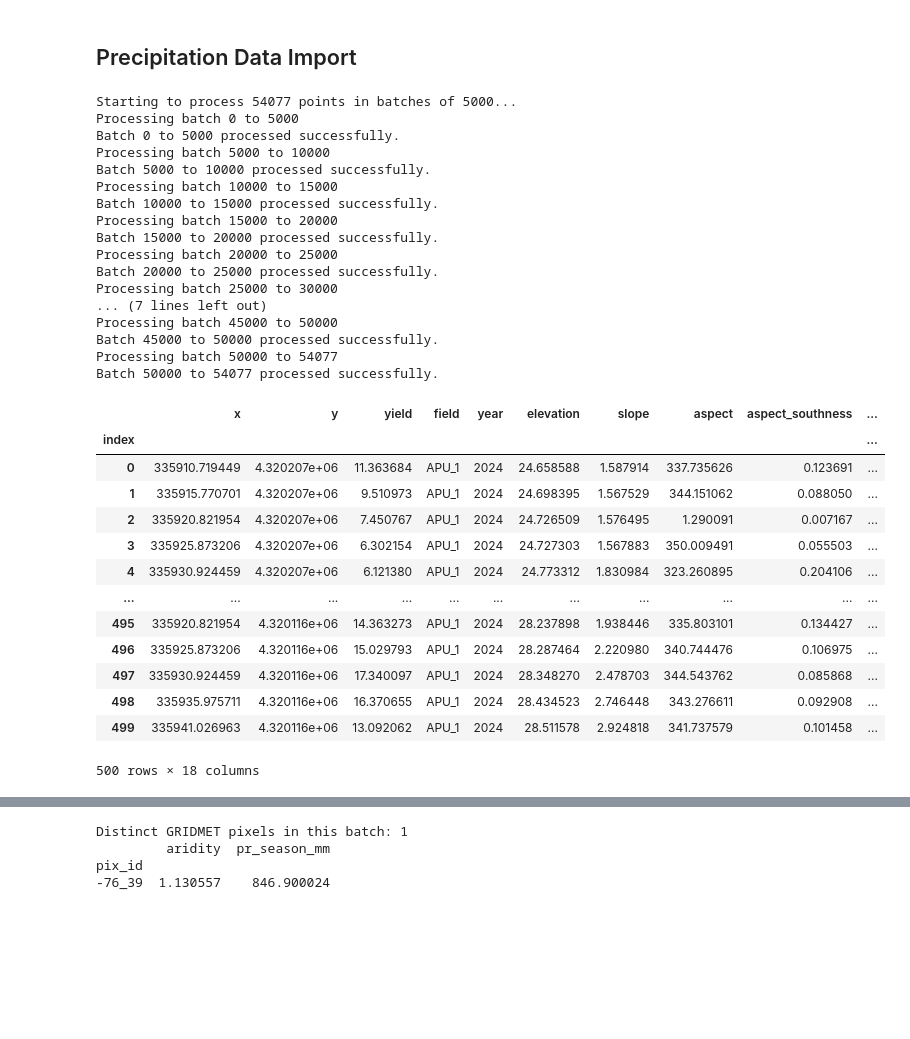
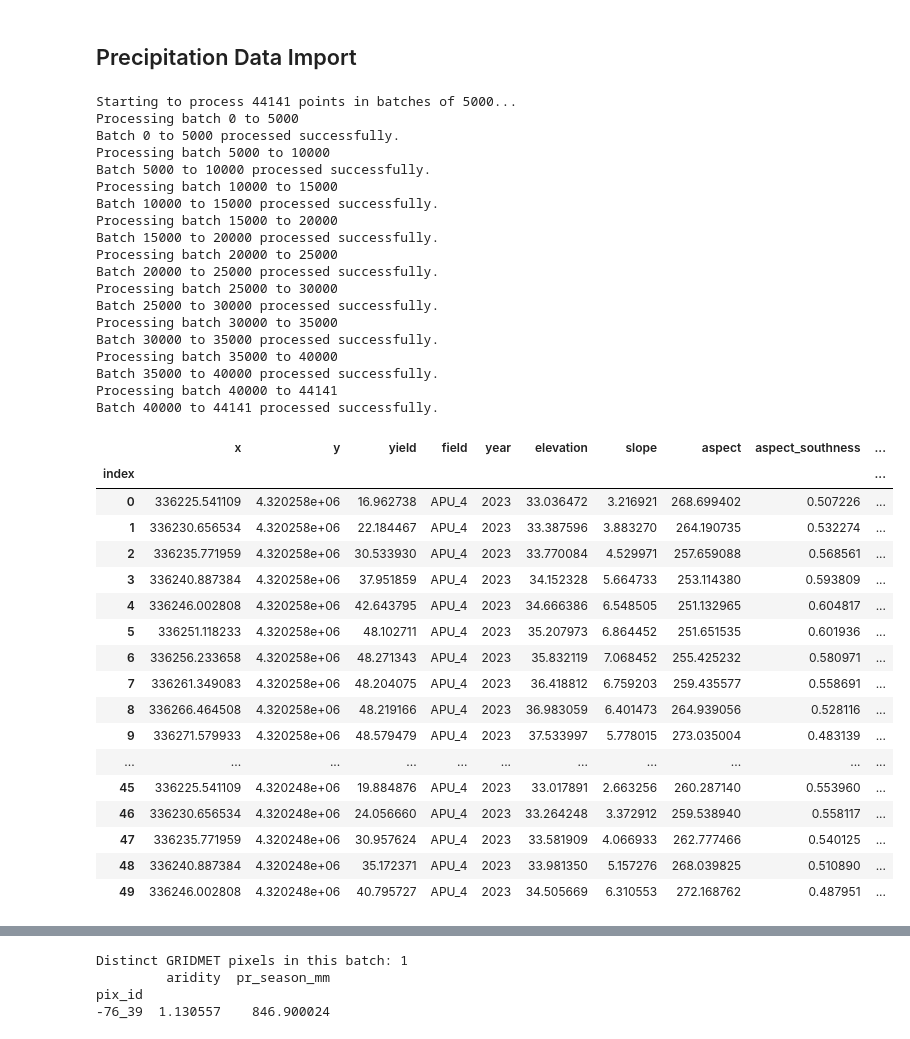
Before and after one commit to samarranjit/Yield_Prediction, a Jupyter notebook: Yield_Prediction_Using_XGBosst.ipynb, the cells around one changed output, grey strips where cells are left out. Saved outputs shown, nothing was run; the diff lists cells and outputs as text; code cells hidden in the pictures; blank space fills up the shorter version.

```diff
--- a/Yield_Prediction_Using_XGBosst.ipynb
+++ b/Yield_Prediction_Using_XGBosst.ipynb
@@ -462,13 +462,14 @@ max          4607.090332    532.731018     53.237679      9.986612
 
 
 # #reloading data :
-# df_map = {}
-df_yield_2020_2023 = pd.read_parquet(r"/content/drive/MyDrive/Colab Notebooks/Data For Yield Prediction/Data/Saved_df_map/df_yield_2020-2023.parquet")
-# print(df_map['2020-2023'].describe())
+df_map = {}
+# df_yield_2020_2023 = pd.read_parquet(r"/content/drive/MyDrive/Colab Notebooks/Data For Yield Prediction/Data/Saved_df_map/df_yield_2020-2023.parquet")
+df_map["2020-2023"] = pd.read_parquet(r"/content/drive/MyDrive/Colab Notebooks/Data For Yield Prediction/Data/Saved_df_map/df_yield_2020-2023.parquet")
+print(df_map['2020-2023'].describe())
 
-# df_map[2024] = pd.read_parquet(r"/content/drive/MyDrive/Colab Notebooks/Data For Yield Prediction/Data/Saved_df_map/df_yield_2024.parquet")
-# df_map[2023] = pd.read_parquet(r"/content/drive/MyDrive/Colab Notebooks/Data For Yield Prediction/Data/Saved_df_map/df_yield_2023.parquet")
-# df_map[2022] = pd.read_parquet(r"/content/drive/MyDrive/Colab Notebooks/Data For Yield Prediction/Data/Saved_df_map/df_yield_2022.parquet")
-# df_map[2021] = pd.read_parquet(r"/content/drive/MyDrive/Colab Notebooks/Data For Yield Prediction/Data/Saved_df_map/df_yield_2021.parquet")
-# df_map[2020] = pd.read_parquet(r"/content/drive/MyDrive/Colab Notebooks/Data For Yield Prediction/Data/Saved_df_map/df_yield_2020.parquet")
+df_map[2024] = pd.read_parquet(r"/content/drive/MyDrive/Colab Notebooks/Data For Yield Prediction/Data/Saved_df_map/df_yield_2024.parquet")
+df_map[2023] = pd.read_parquet(r"/content/drive/MyDrive/Colab Notebooks/Data For Yield Prediction/Data/Saved_df_map/df_yield_2023.parquet")
+df_map[2022] = pd.read_parquet(r"/content/drive/MyDrive/Colab Notebooks/Data For Yield Prediction/Data/Saved_df_map/df_yield_2022.parquet")
+df_map[2021] = pd.read_parquet(r"/content/drive/MyDrive/Colab Notebooks/Data For Yield Prediction/Data/Saved_df_map/df_yield_2021.parquet")
+df_map[2020] = pd.read_parquet(r"/content/drive/MyDrive/Colab Notebooks/Data For Yield Prediction/Data/Saved_df_map/df_yield_2020.parquet")
 # df_map[2024]['year'].value_counts()
@@ -490,10 +517,12 @@ df_yield_2020_2023.describe()
 # df_map["2020-2023"]['year'].value_counts()
 
 # df_map[2023] = df_map['2020-2023'][df_map['2020-2023']['year'] == 2023]
-df_map["2020-2022"] = df_map["2020-2023"][
-    df_map["2020-2023"]["year"].isin([2020, 2021, 2022])
-]
-df_map[2023]['year'].value_counts()
+# df_map["2020-2022"] = df_map["2020-2023"][
+#     df_map["2020-2023"]["year"].isin([2020, 2021, 2022])
+# ]
 
-df_map["2020-2022"]['year'].value_counts()
+df_map['2020-2022'] = pd.concat([df_map[2020], df_map[2021], df_map[2022]]).reset_index(drop=True)
+# df_map[2023]['year'].value_counts()
+
+df_map["2020-2022"].info()
 # %% [output]
@@ -548,7 +588,7 @@ ee.Authenticate()
 # Replace 'your-google-cloud-project-id' with your actual Google Cloud Project ID
 ee.Initialize(project='cho-lab-prj')
 # %%
-import_year = 2024
+import_year = 2023
 
 # Create a GeoDataFrame from your pandas DataFrame
 # The coordinates are assumed to be in a projected system (e.g., UTM Zone 17N)
@@ -891,7 +931,7 @@ df_final = (left
 # for col in ['pr_season_mm', 'aridity']:
 #     df_final[col + '_z'] = df_final.groupby('year')[col].transform(lambda s: (s - s.mean()) / (s.std(ddof=0) + 1e-9))
 # %% [output]
-Starting to process 54077 points in batches of 5000...
+Starting to process 44141 points in batches of 5000...
 Processing batch 0 to 5000
 Batch 0 to 5000 processed successfully.
 Processing batch 5000 to 10000
@@ -903,26 +943,33 @@ Batch 15000 to 20000 processed successfully.
 Processing batch 20000 to 25000
 Batch 20000 to 25000 processed successfully.
 Processing batch 25000 to 30000
-... (7 lines left out)
-Processing batch 45000 to 50000
-Batch 45000 to 50000 processed successfully.
-Processing batch 50000 to 54077
-Batch 50000 to 54077 processed successfully.
+Batch 25000 to 30000 processed successfully.
+Processing batch 30000 to 35000
+Batch 30000 to 35000 processed successfully.
+Processing batch 35000 to 40000
+Batch 35000 to 40000 processed successfully.
+Processing batch 40000 to 44141
+Batch 40000 to 44141 processed successfully.
 # %%
+# df_map[2023]=df_map[2023].drop(columns= ['pr_season_mm_x', 	'aridity_x' ,	'pr_season_mm_y', 	'aridity_y' ,	'pr_season_mm' ,	'aridity'], axis = 1)
 df_map[import_year] = df_final.copy()
-df_map[import_year].head(500)
+df_map[2023].head(50)
 # %% [output]
 |  | x | y | yield | field | year | elevation | slope | aspect | aspect_southness | ... |
 | index |  |  |  |  |  |  |  |  |  | ... |
-| 0 | 335910.719449 | 4.320207e+06 | 11.363684 | APU_1 | 2024 | 24.658588 | 1.587914 | 337.735626 | 0.123691 | ... |
-| 1 | 335915.770701 | 4.320207e+06 | 9.510973 | APU_1 | 2024 | 24.698395 | 1.567529 | 344.151062 | 0.088050 | ... |
-| 2 | 335920.821954 | 4.320207e+06 | 7.450767 | APU_1 | 2024 | 24.726509 | 1.576495 | 1.290091 | 0.007167 | ... |
-| 3 | 335925.873206 | 4.320207e+06 | 6.302154 | APU_1 | 2024 | 24.727303 | 1.567883 | 350.009491 | 0.055503 | ... |
-| 4 | 335930.924459 | 4.320207e+06 | 6.121380 | APU_1 | 2024 | 24.773312 | 1.830984 | 323.260895 | 0.204106 | ... |
+| 0 | 336225.541109 | 4.320258e+06 | 16.962738 | APU_4 | 2023 | 33.036472 | 3.216921 | 268.699402 | 0.507226 | ... |
+| 1 | 336230.656534 | 4.320258e+06 | 22.184467 | APU_4 | 2023 | 33.387596 | 3.883270 | 264.190735 | 0.532274 | ... |
+| 2 | 336235.771959 | 4.320258e+06 | 30.533930 | APU_4 | 2023 | 33.770084 | 4.529971 | 257.659088 | 0.568561 | ... |
+| 3 | 336240.887384 | 4.320258e+06 | 37.951859 | APU_4 | 2023 | 34.152328 | 5.664733 | 253.114380 | 0.593809 | ... |
+| 4 | 336246.002808 | 4.320258e+06 | 42.643795 | APU_4 | 2023 | 34.666386 | 6.548505 | 251.132965 | 0.604817 | ... |
+| 5 | 336251.118233 | 4.320258e+06 | 48.102711 | APU_4 | 2023 | 35.207973 | 6.864452 | 251.651535 | 0.601936 | ... |
+| 6 | 336256.233658 | 4.320258e+06 | 48.271343 | APU_4 | 2023 | 35.832119 | 7.068452 | 255.425232 | 0.580971 | ... |
+| 7 | 336261.349083 | 4.320258e+06 | 48.204075 | APU_4 | 2023 | 36.418812 | 6.759203 | 259.435577 | 0.558691 | ... |
+| 8 | 336266.464508 | 4.320258e+06 | 48.219166 | APU_4 | 2023 | 36.983059 | 6.401473 | 264.939056 | 0.528116 | ... |
+| 9 | 336271.579933 | 4.320258e+06 | 48.579479 | APU_4 | 2023 | 37.533997 | 5.778015 | 273.035004 | 0.483139 | ... |
 | ... | ... | ... | ... | ... | ... | ... | ... | ... | ... | ... |
-| 495 | 335920.821954 | 4.320116e+06 | 14.363273 | APU_1 | 2024 | 28.237898 | 1.938446 | 335.803101 | 0.134427 | ... |
-| 496 | 335925.873206 | 4.320116e+06 | 15.029793 | APU_1 | 2024 | 28.287464 | 2.220980 | 340.744476 | 0.106975 | ... |
-| 497 | 335930.924459 | 4.320116e+06 | 17.340097 | APU_1 | 2024 | 28.348270 | 2.478703 | 344.543762 | 0.085868 | ... |
-| 498 | 335935.975711 | 4.320116e+06 | 16.370655 | APU_1 | 2024 | 28.434523 | 2.746448 | 343.276611 | 0.092908 | ... |
-| 499 | 335941.026963 | 4.320116e+06 | 13.092062 | APU_1 | 2024 | 28.511578 | 2.924818 | 341.737579 | 0.101458 | ... |
+| 45 | 336225.541109 | 4.320248e+06 | 19.884876 | APU_4 | 2023 | 33.017891 | 2.663256 | 260.287140 | 0.553960 | ... |
+| 46 | 336230.656534 | 4.320248e+06 | 24.056660 | APU_4 | 2023 | 33.264248 | 3.372912 | 259.538940 | 0.558117 | ... |
+| 47 | 336235.771959 | 4.320248e+06 | 30.957624 | APU_4 | 2023 | 33.581909 | 4.066933 | 262.777466 | 0.540125 | ... |
+| 48 | 336240.887384 | 4.320248e+06 | 35.172371 | APU_4 | 2023 | 33.981350 | 5.157276 | 268.039825 | 0.510890 | ... |
+| 49 | 336246.002808 | 4.320248e+06 | 40.795727 | APU_4 | 2023 | 34.505669 | 6.310553 | 272.168762 | 0.487951 | ... |
-500 rows × 18 columns
```
Also changed, not shown: parts of 8 cells of this notebook.
